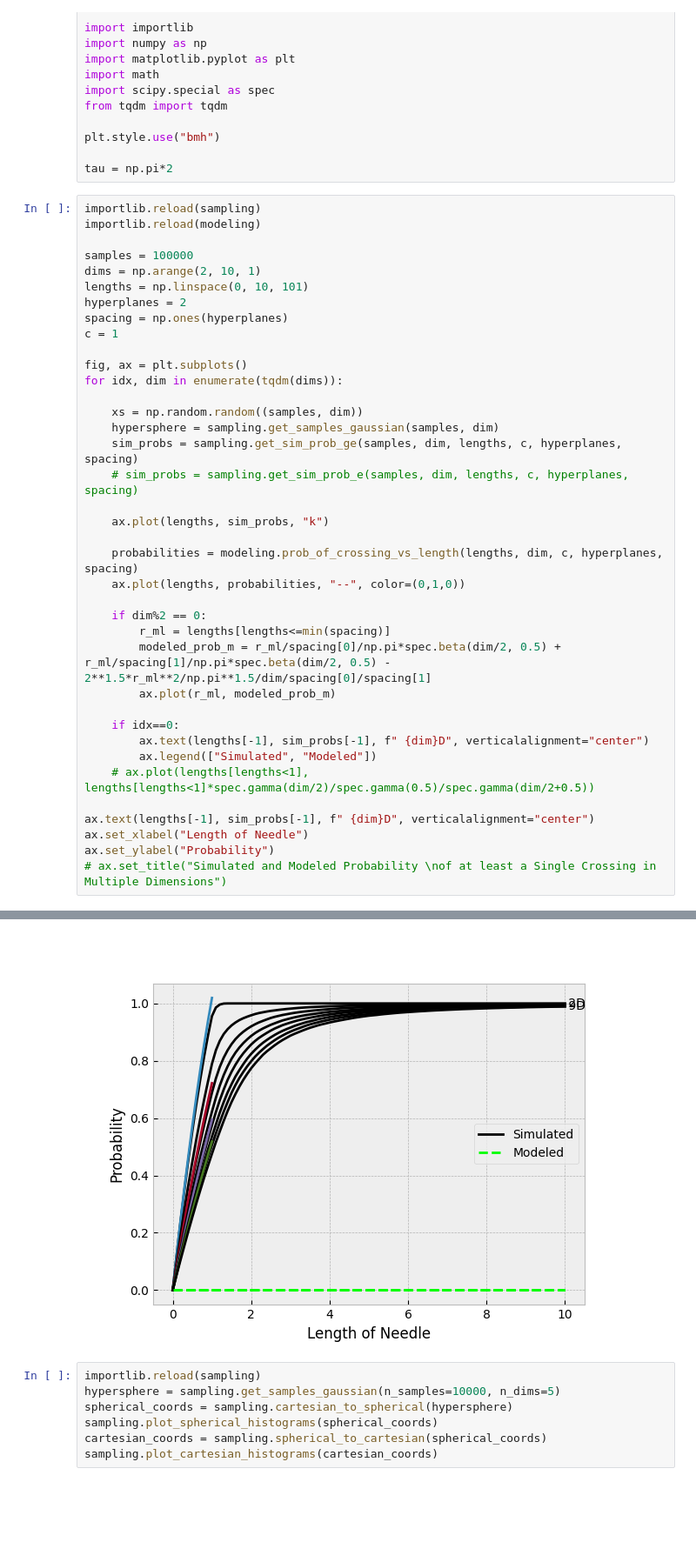
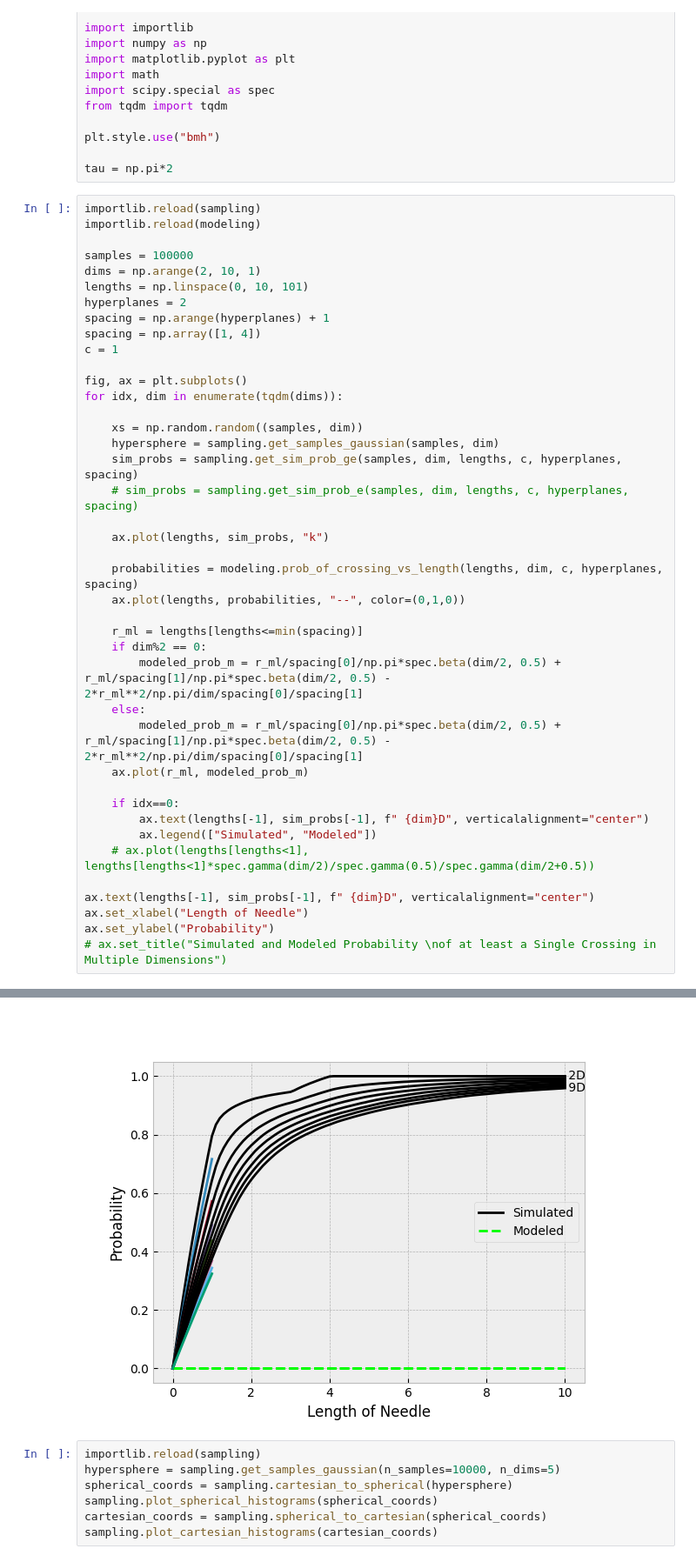
Before and after one commit to aechoi/buffon_extension, a Jupyter notebook: src/demo_notebook.ipynb, the cells around one changed output, grey strips where cells are left out. Shown at 87% size. Drawn from its saved outputs; the diff is of its cells as text; blank space fills up the shorter version.

Commit message:
start looking into bug in multi-spacing sampling

```diff
--- a/src/demo_notebook.ipynb
+++ b/src/demo_notebook.ipynb
@@ -22,39 +22,42 @@ samples = 100000
 dims = np.arange(2, 10, 1)
 lengths = np.linspace(0, 10, 101)
 hyperplanes = 2
-spacing = np.ones(hyperplanes)
+spacing = np.arange(hyperplanes) + 1
+spacing = np.array([1, 4])
 c = 1
 
 fig, ax = plt.subplots()
 for idx, dim in enumerate(tqdm(dims)):
 
     xs = np.random.random((samples, dim))
     hypersphere = sampling.get_samples_gaussian(samples, dim)
     sim_probs = sampling.get_sim_prob_ge(samples, dim, lengths, c, hyperplanes, spacing)
     # sim_probs = sampling.get_sim_prob_e(samples, dim, lengths, c, hyperplanes, spacing)
 
     ax.plot(lengths, sim_probs, "k")
 
     probabilities = modeling.prob_of_crossing_vs_length(lengths, dim, c, hyperplanes, spacing)
     ax.plot(lengths, probabilities, "--", color=(0,1,0))
 
+    r_ml = lengths[lengths<=min(spacing)]
     if dim%2 == 0:
-        r_ml = lengths[lengths<=min(spacing)]
-        modeled_prob_m = r_ml/spacing[0]/np.pi*spec.beta(dim/2, 0.5) + r_ml/spacing[1]/np.pi*spec.beta(dim/2, 0.5) - 2**1.5*r_ml**2/np.pi**1.5/dim/spacing[0]/spacing[1]
-        ax.plot(r_ml, modeled_prob_m)
+        modeled_prob_m = r_ml/spacing[0]/np.pi*spec.beta(dim/2, 0.5) + r_ml/spacing[1]/np.pi*spec.beta(dim/2, 0.5) - 2*r_ml**2/np.pi/dim/spacing[0]/spacing[1]
+    else:
+        modeled_prob_m = r_ml/spacing[0]/np.pi*spec.beta(dim/2, 0.5) + r_ml/spacing[1]/np.pi*spec.beta(dim/2, 0.5) - 2*r_ml**2/np.pi/dim/spacing[0]/spacing[1]
+    ax.plot(r_ml, modeled_prob_m)
 
     if idx==0:
         ax.text(lengths[-1], sim_probs[-1], f" {dim}D", verticalalignment="center")
         ax.legend(["Simulated", "Modeled"])
     # ax.plot(lengths[lengths<1], lengths[lengths<1]*spec.gamma(dim/2)/spec.gamma(0.5)/spec.gamma(dim/2+0.5))
 
 ax.text(lengths[-1], sim_probs[-1], f" {dim}D", verticalalignment="center")
 ax.set_xlabel("Length of Needle")
 ax.set_ylabel("Probability")
 # ax.set_title("Simulated and Modeled Probability \nof at least a Single Crossing in Multiple Dimensions")
 # %% [output]
 Text(0, 0.5, 'Probability')
-[figure, old version]
+[figure, new version]
 # %%
 importlib.reload(sampling)
 hypersphere = sampling.get_samples_gaussian(n_samples=10000, n_dims=5)
```
Also changed, not shown: 2 other files.
